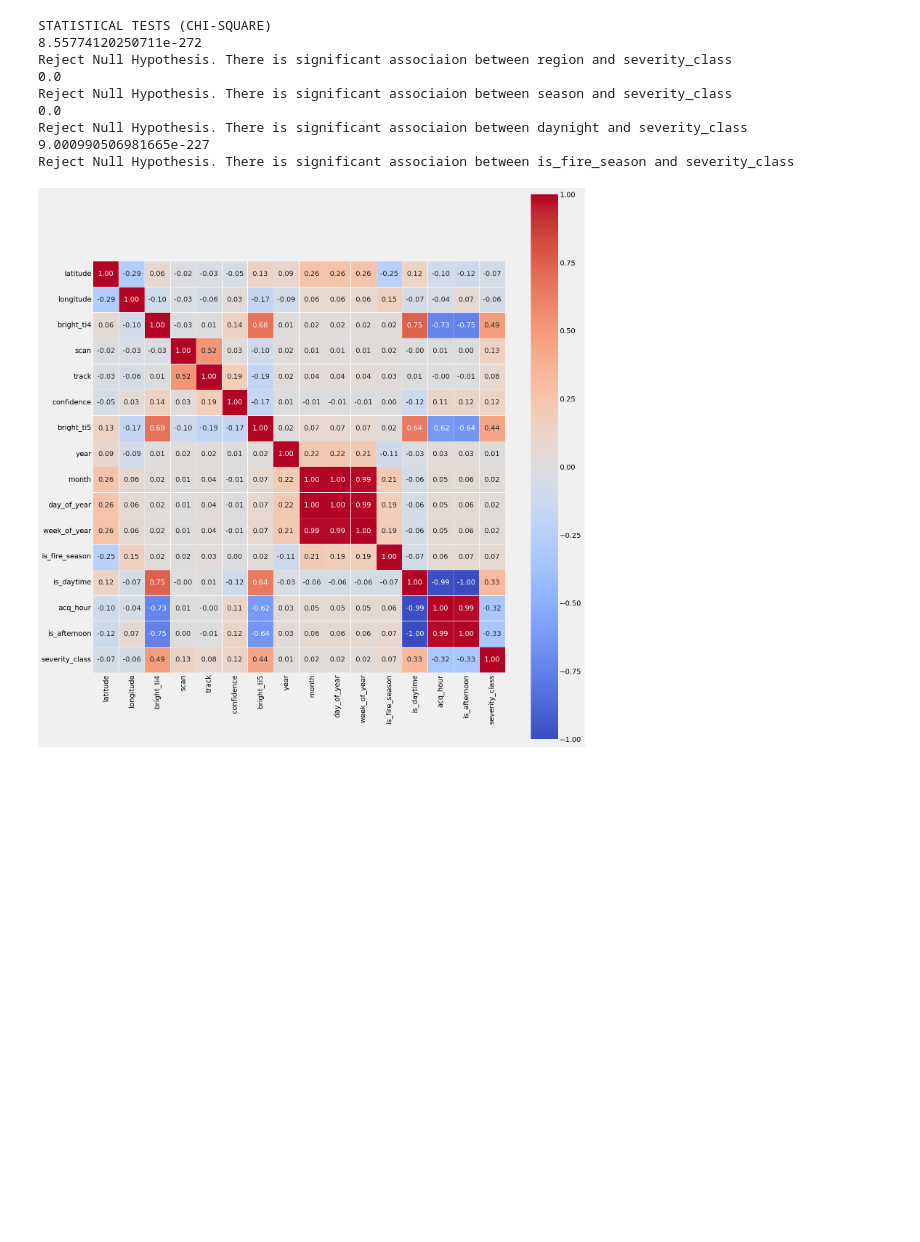
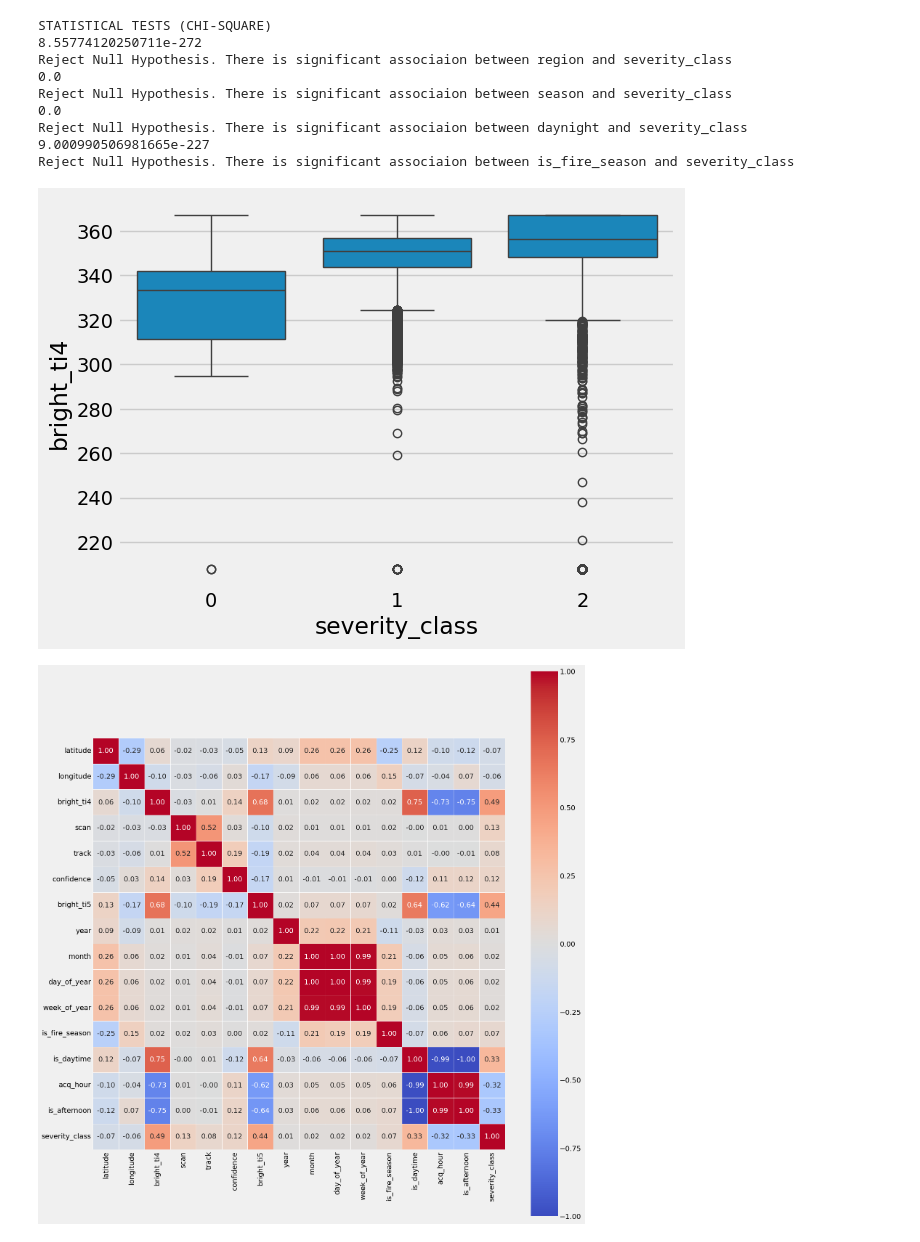
Before and after one commit to Arej00/bush_fire, a Jupyter notebook: notebook/EDA.ipynb, the cells around one changed output. Saved outputs shown, nothing was run; the diff lists cells and outputs as text; code cells hidden in the pictures; blank space fills up the shorter version.

```diff
--- a/notebook/EDA.ipynb
+++ b/notebook/EDA.ipynb
@@ -276,6 +276,11 @@ Reject Null Hypothesis. There is significant associaion between season and sever
 Reject Null Hypothesis. There is significant associaion between daynight and severity_class
 9.000990506981665e-227
 Reject Null Hypothesis. There is significant associaion between is_fire_season and severity_class
+# %%
+sns.boxplot(data=df,x='severity_class',y='bright_ti4')
+plt.show()
+# %% [output]
+[figure, added]
 # %%
 num_col=[col for col in df.columns if df[col].dtype in ['int64','float64'] and col!='has_fire' and col!='version']
 # %%
```
Also changed, not shown: 7 other files.
